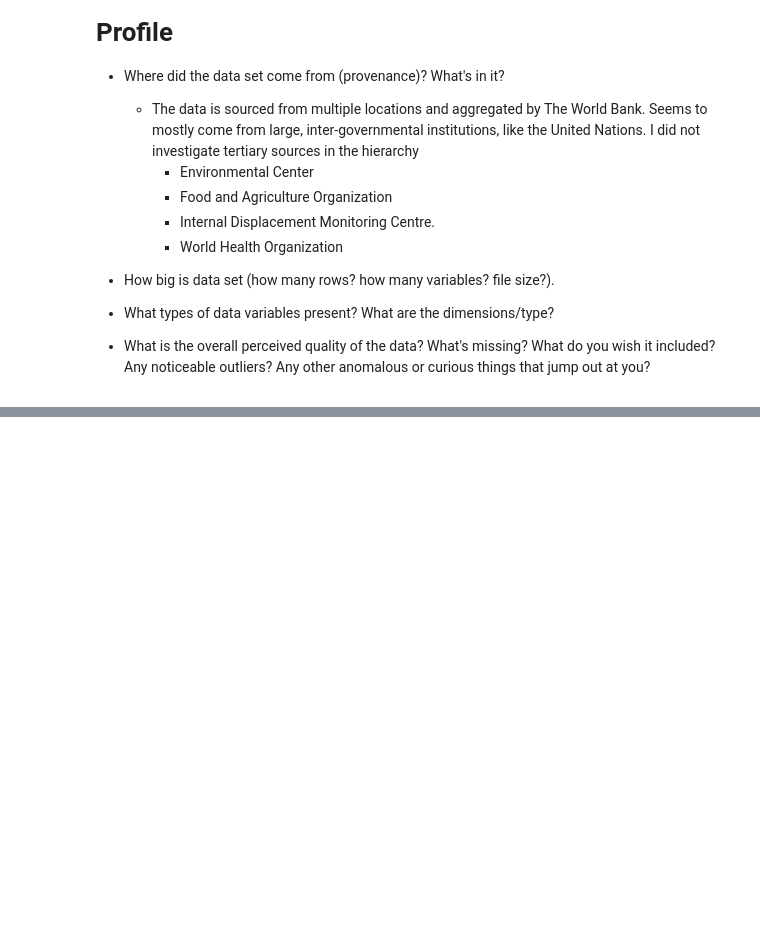
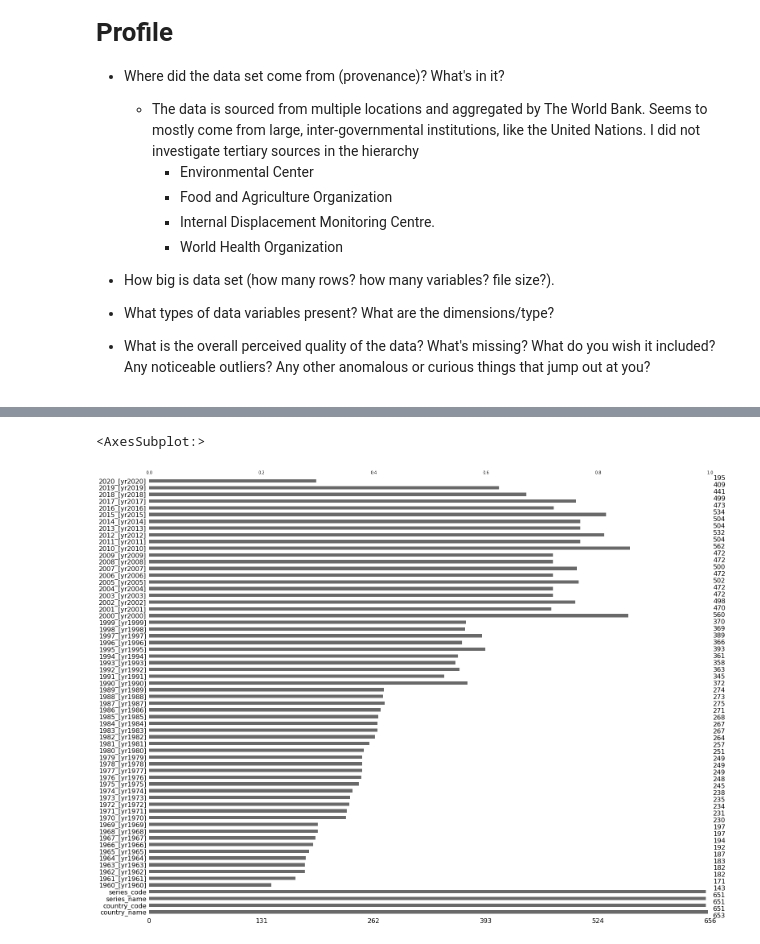
Before and after one commit to ccharp/msds, a Jupyter notebook: 511/a4/a4.ipynb, the cells around one changed output, grey strips where cells are left out. Saved outputs shown, nothing was run; the diff lists cells and outputs as text; code cells hidden in the pictures; blank space fills up the shorter version.

```diff
--- a/511/a4/a4.ipynb
+++ b/511/a4/a4.ipynb
@@ -92,0 +193,7 @@ df_melted.pivot_table(index=['country_name', 'years'], columns='series_name', va
+# %%
+# Years with most complete data
+
+msno.bar(df)
+# %% [output]
+<AxesSubplot:>
+[figure, added]
```
Also changed, not shown: parts of 11 cells of this notebook, 1 other file.
